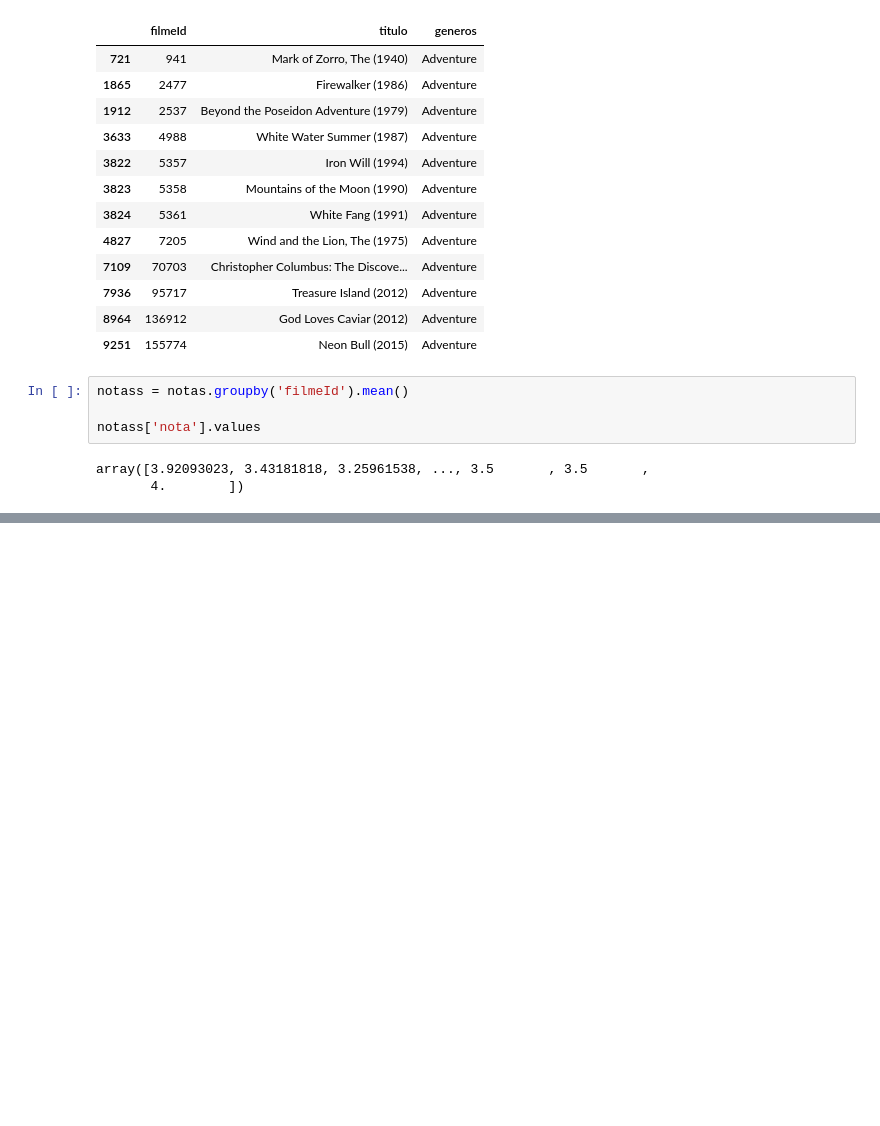
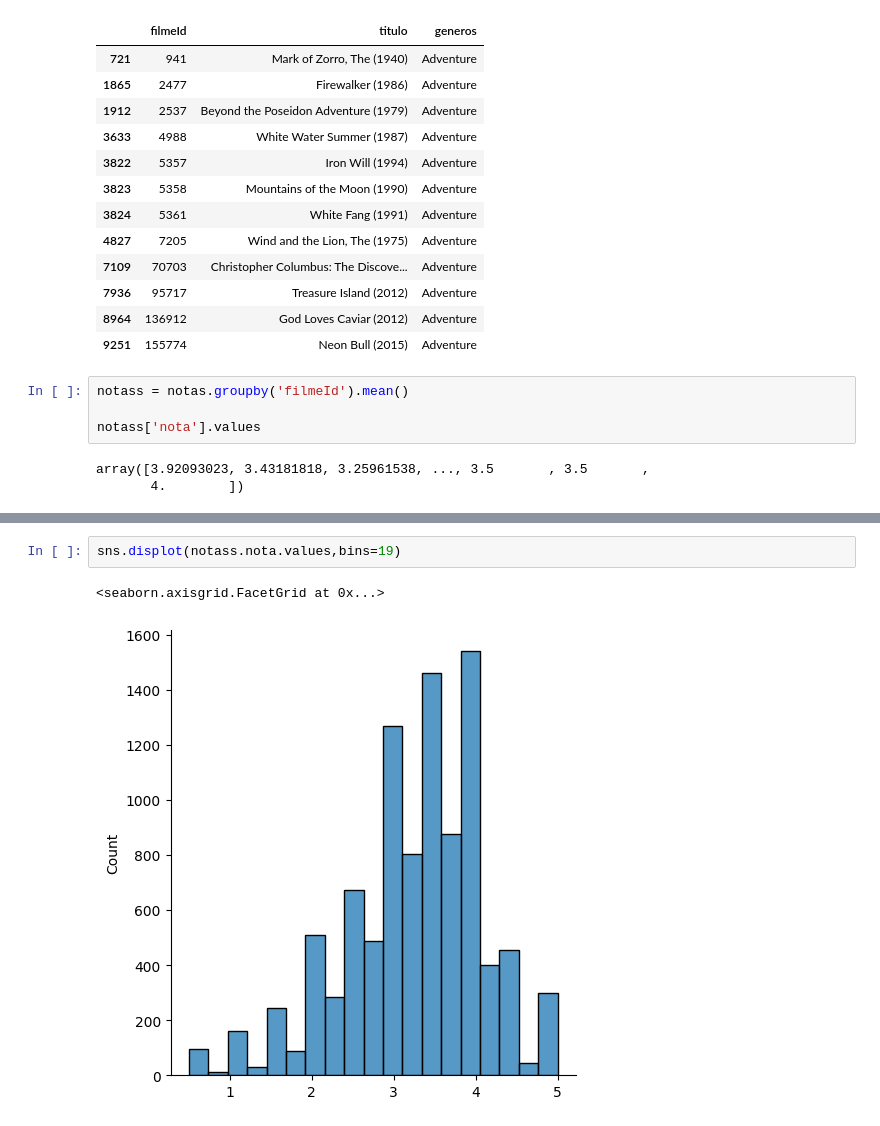
Before and after one commit to Guilherme2603/DataScienceGui, a Jupyter notebook: 01dadosevisualizacao/pandas.ipynb, the cells around one changed output, grey strips where cells are left out. Cells and saved outputs as stored; diff of their text form; blank space fills up the shorter version.

```diff
--- a/01dadosevisualizacao/pandas.ipynb
+++ b/01dadosevisualizacao/pandas.ipynb
@@ -121 +135,6 @@ sns.boxplot(notass.nota.values)
 [figure]
+# %%
+sns.displot(notass.nota.values,bins=19)
+# %% [output]
+<seaborn.axisgrid.FacetGrid at 0x...>
+[figure, added]
```
Also changed, not shown: parts of 13 cells of this notebook, 2 other files.
